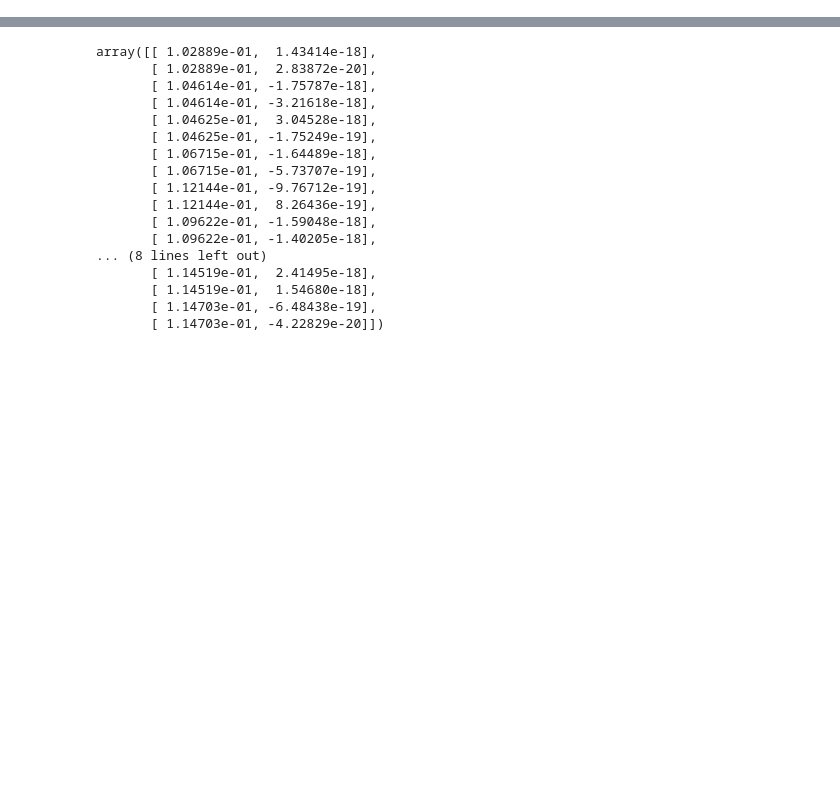
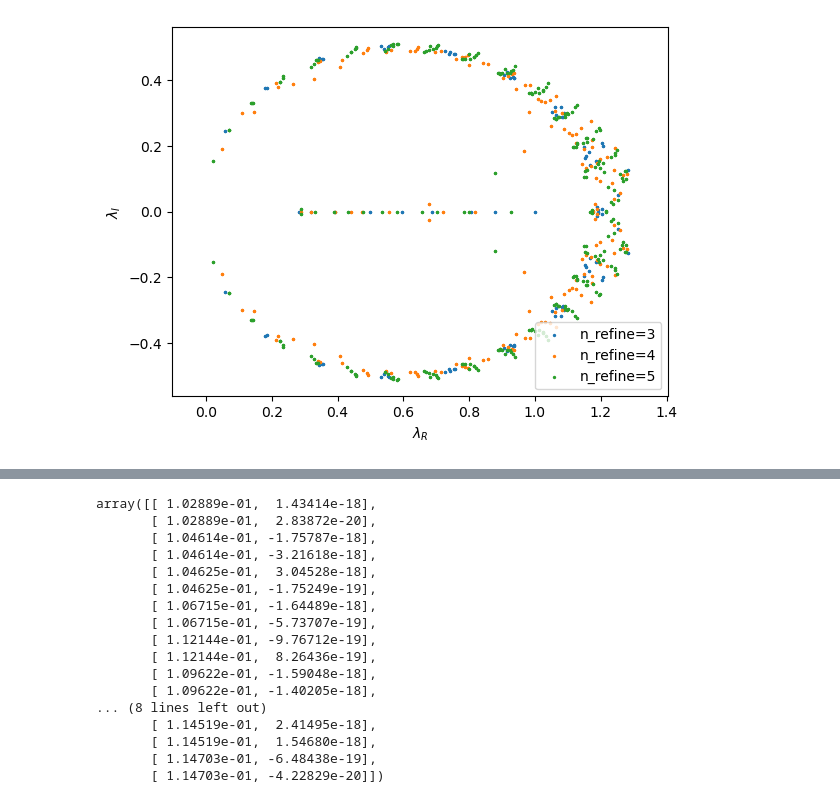
Before and after one commit to nobuyukimatsumoto68/qed3, a Jupyter notebook: ev.ipynb, the cells around one changed output, grey strips where cells are left out. Saved outputs shown, nothing was run; the diff lists cells and outputs as text; code cells hidden in the pictures; blank space fills up the shorter version.

```diff
--- a/ev.ipynb
+++ b/ev.ipynb
@@ -5,0 +6,25 @@ n_refine=2
+# %%
+for n_refine in np.arange(3,6):
+
+    ev = np.loadtxt( "ev_n"+str(n_refine)+"_ra.dat" )
+    plt.scatter( ev.T[0], ev.T[1], s=2.0, label="n_refine="+str(n_refine) )
+# plt.scatter( ev.T[0], -ev.T[1], s=1.0 )
+
+# ev = np.loadtxt( "evd_n"+str(n_refine)+"_2.dat" )
+# plt.scatter( ev.T[0], ev.T[1], s=2.0, label="n_refine="+str(n_refine) )
+
+# plt.xlim(0.0, 3.5)
+# plt.ylim(-3*np.pi/5, 3*np.pi/5)
+# plt.ylim(-0.1, 0.1)
+
+plt.axis('equal')
+
+plt.xlabel("$\\lambda_R$")
+plt.ylabel("$\\lambda_I$")
+
+plt.legend(loc='lower right')
+
+# plt.savefig("ev_dual_scatter"+str(n_refine)+".pdf")
+plt.savefig("ev_scatter_ra.pdf")
+# %% [output]
+[figure, added]
```
Also changed, not shown: parts of 5 cells of this notebook, 7 other files.
